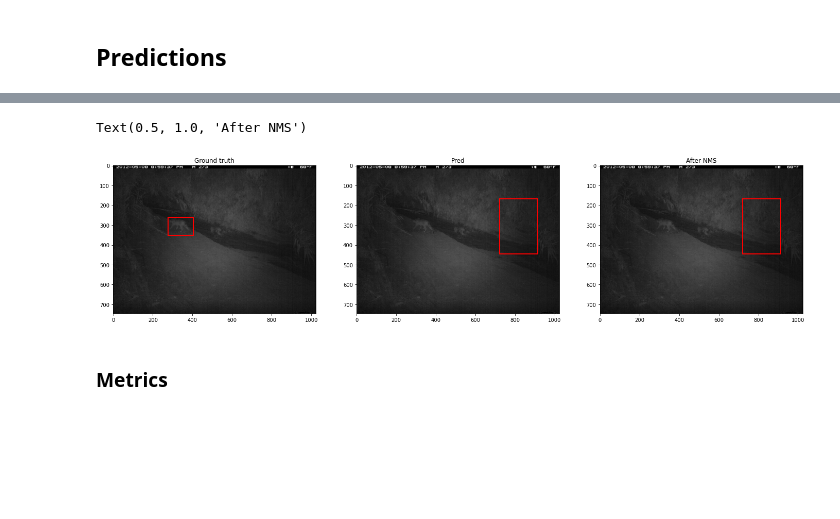
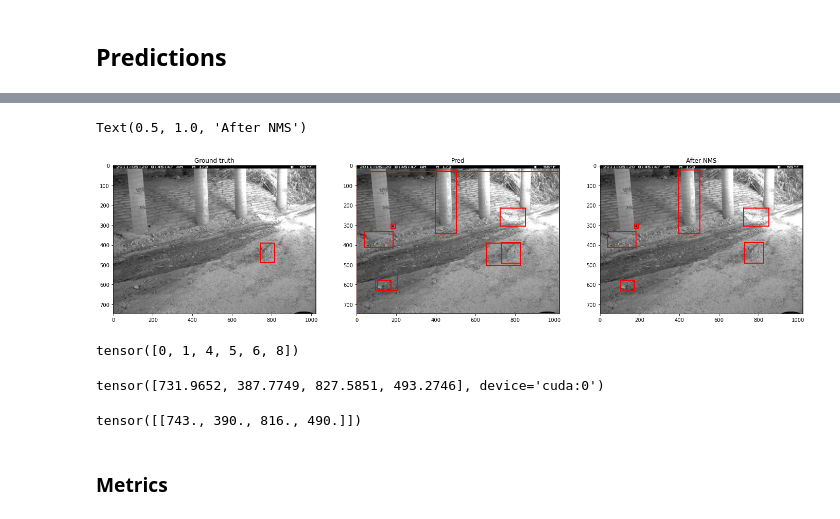
Before and after one commit to Hazot/Animal-Detection-and-Generalization, a Jupyter notebook: Step1_TransferLearning.ipynb, the cells around one changed output, grey strips where cells are left out. Cells and saved outputs as stored; diff of their text form; code cells hidden in the pictures; blank space fills up the shorter version.

```diff
--- a/Step1_TransferLearning.ipynb
+++ b/Step1_TransferLearning.ipynb
@@ -543,5 +486,5 @@ with open('jsons/cis_valid_logs.json', 'w', encoding='utf-8') as f:
 all_trans_valid_logs_str = valid_logs_to_lst(all_trans_valid_logs)
 # %%
 # Puts the trans logs in string format into a json file
-with open('jsons/trans_valid_logs.json', 'w', encoding='utf-8') as f:
+with open('jsons/trans_valid_logs_test_roi_10.json', 'w', encoding='utf-8') as f:
     json.dump(all_trans_valid_logs_str, f, ensure_ascii=False, indent=4)
@@ -560,3 +503,13 @@ defaultdict(utils.SmoothedValue,
+# %%
+# Imported from jsons
+with open('jsons/train_logs_global_avg.json', "r") as f:
+    all_train_logs = json.load(f)
+
+with open('jsons/cis_valid_logs.json', "r") as f:
+    all_cis_valid_logs = json.load(f)
+
+with open('jsons/trans_valid_logs.json', "r") as f:
+    all_trans_valid_logs = json.load(f)
 # %%
 # Make better dict temporarily
 all_cis_valid_logs_better = merge_dict(all_cis_valid_logs)
@@ -564,8 +517,12 @@ all_trans_valid_logs_better = merge_dict(all_trans_valid_logs)
 # %%
 train_loss_all = [] # train
 
-for i in range(num_epochs):
-    train_loss_all.append(all_train_logs[i].meters['loss_box_reg'].global_avg)
+try:
+    for i in range(num_epochs):
+        train_loss_all.append(all_train_logs[i].meters['loss_box_reg'].global_avg)
+except:
+    for i in range(num_epochs):
+        train_loss_all.append(all_train_logs[i]['loss_box_reg'])
 # %%
 cis_loss_all = [] # cis
 
@@ -626,40 +569,55 @@ RuntimeError: CUDA out of memory. Tried to allocate 548.00 MiB (GPU 0; 11.00 GiB
 # %%
+image_i = 1 # from 0 to 9 included
+
 fig, ax = plt.subplots(1,3,figsize=(24,16))
 
-ax[0].imshow(train_features[0][0].squeeze(),cmap="gray")
-rect = patches.Rectangle((train_labels[0]['boxes'][0][0],
-                          train_labels[0]['boxes'][0][1]),
-                         train_labels[0]['boxes'][0][2]-train_labels[0]['boxes'][0][0],
-                         train_labels[0]['boxes'][0][3]-train_labels[0]['boxes'][0][1],
+ax[0].imshow(train_features[image_i][0].squeeze(),cmap="gray")
+rect = patches.Rectangle((train_labels[image_i]['boxes'][0][0],
+                          train_labels[image_i]['boxes'][0][1]),
+                         train_labels[image_i]['boxes'][0][2]-train_labels[image_i]['boxes'][0][0],
+                         train_labels[image_i]['boxes'][0][3]-train_labels[image_i]['boxes'][0][1],
                          linewidth=2, edgecolor='r', facecolor='none')
 ax[0].add_patch(rect)
 ax[0].set_title('Ground truth')
 
-ax[1].imshow(train_features[0][0].squeeze(),cmap="gray")
-for i in range(len(pred[0]['boxes'])):
-    rect = patches.Rectangle((pred[0]['boxes'][i][0].cpu(),
-                              pred[0]['boxes'][i][1].cpu()),
-                             (pred[0]['boxes'][i][2]-pred[0]['boxes'][i][0]).cpu(),
-                             (pred[0]['boxes'][i][3]-pred[0]['boxes'][i][1]).cpu(),
+# Predictions
+ax[1].imshow(train_features[image_i][0].squeeze(),cmap="gray")
+for i in range(len(pred[image_i]['boxes'])):
+    rect = patches.Rectangle((pred[image_i]['boxes'][i][0].cpu(),
+                              pred[image_i]['boxes'][i][1].cpu()),
+                             (pred[image_i]['boxes'][i][2]-pred[image_i]['boxes'][i][0]).cpu(),
+                             (pred[image_i]['boxes'][i][3]-pred[image_i]['boxes'][i][1]).cpu(),
                              linewidth=2, edgecolor='r', facecolor='none')
     ax[1].add_patch(rect)
 ax[1].set_title('Pred')
 
-#NMS
-iou_threshold=0.005 # param to tune
-boxes_to_keep=torchvision.ops.nms(pred[0]['boxes'],pred[0]['scores'],iou_threshold=iou_threshold).cpu()
-ax[2].imshow(train_features[0][0].squeeze(),cmap="gray")
+# Predictions after NMS
+iou_threshold = 0.01 # param to tune
+boxes_to_keep = torchvision.ops.nms(pred[image_i]['boxes'], pred[image_i]['scores'], iou_threshold = iou_threshold).cpu()
+ax[2].imshow(train_features[image_i][0].squeeze(),cmap="gray")
 for i in boxes_to_keep:
-    rect = patches.Rectangle((pred[0]['boxes'][i][0].cpu(),
-                              pred[0]['boxes'][i][1].cpu()),
-                             (pred[0]['boxes'][i][2]-pred[0]['boxes'][i][0]).cpu(),
-                             (pred[0]['boxes'][i][3]-pred[0]['boxes'][i][1]).cpu(),
+    rect = patches.Rectangle((pred[image_i]['boxes'][i][0].cpu(),
+                              pred[image_i]['boxes'][i][1].cpu()),
+                             (pred[image_i]['boxes'][i][2]-pred[image_i]['boxes'][i][0]).cpu(),
+                             (pred[image_i]['boxes'][i][3]-pred[image_i]['boxes'][i][1]).cpu(),
                              linewidth=2, edgecolor='r', facecolor='none')
     ax[2].add_patch(rect)
 
 ax[2].set_title('After NMS')
 # %% [output]
 Text(0.5, 1.0, 'After NMS')
-[figure, old version]
+[figure, new version]
+# %%
+boxes_to_keep
+# %% [output]
+tensor([0, 1, 4, 5, 6, 8])
+# %%
+pred[image_i]['boxes'][0]
+# %% [output]
+tensor([731.9652, 387.7749, 827.5851, 493.2746], device='cuda:0')
+# %%
+train_labels[image_i]['boxes']
+# %% [output]
+tensor([[743., 390., 816., 490.]])
 # %%
 # 'For evaluation, we consider a detected box to be correct if its IoU ≥ 0.5 with a ground truth box.'
```
Also changed, not shown: parts of 58 cells of this notebook, 3 other files.
